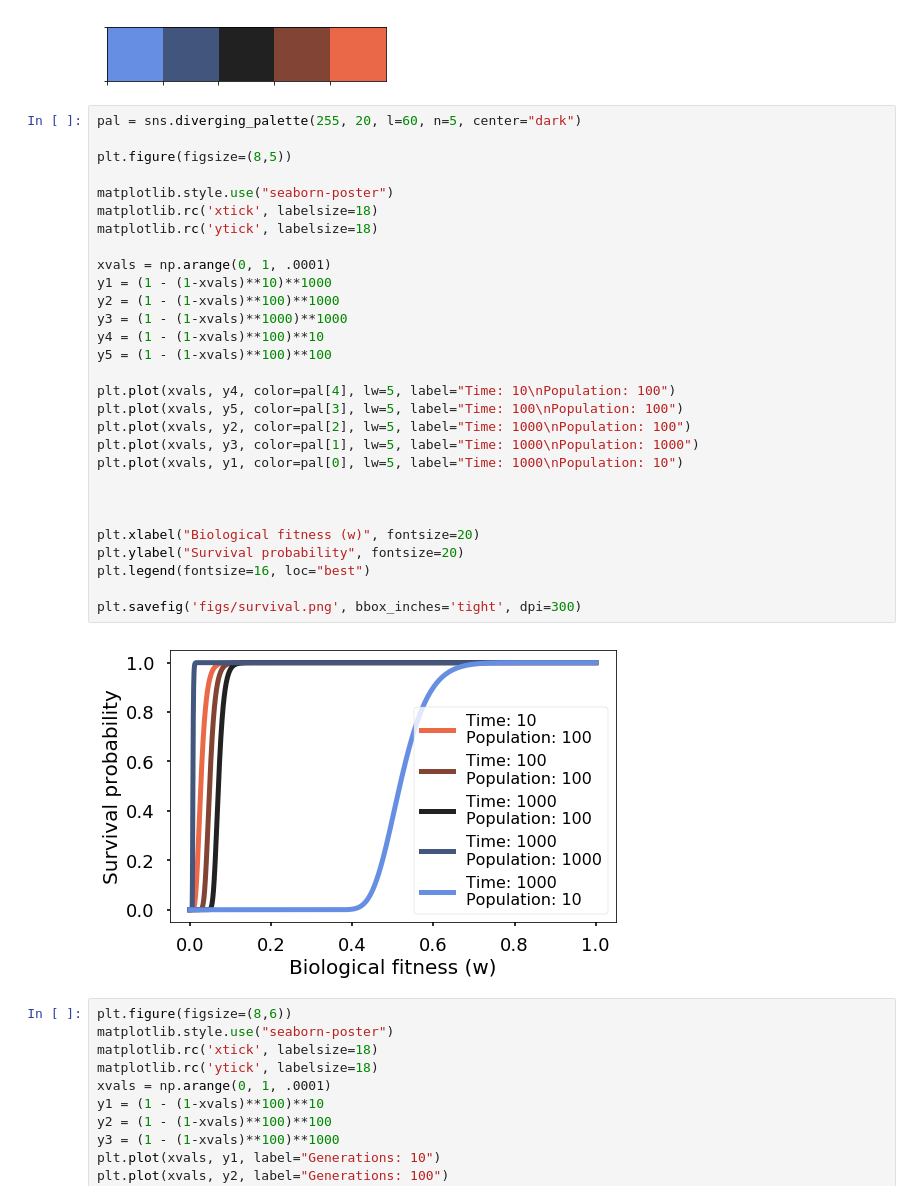
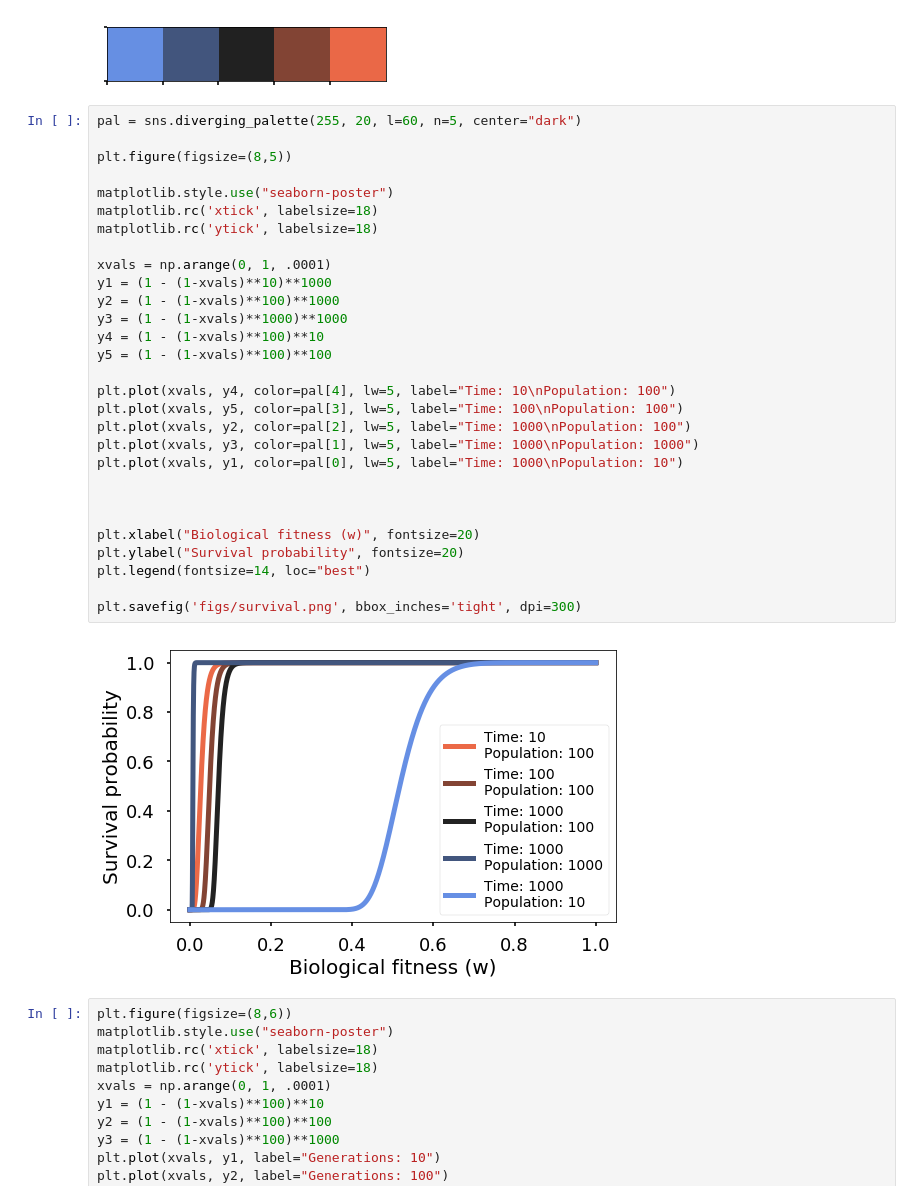
Before and after one commit to emilydolson/ecology_of_evolutionary_computation, a Jupyter notebook: Selection_Scheme_Communities.ipynb, the cells around one changed output. Cells and saved outputs as stored; diff of their text form.

```diff
--- a/Selection_Scheme_Communities.ipynb
+++ b/Selection_Scheme_Communities.ipynb
@@ -326,34 +322,34 @@ sns.palplot(sns.diverging_palette(255, 20, l=60, n=5, center="dark"))
 # %%
 pal = sns.diverging_palette(255, 20, l=60, n=5, center="dark")
 
 plt.figure(figsize=(8,5))
 
 matplotlib.style.use("seaborn-poster")
 matplotlib.rc('xtick', labelsize=18)
 matplotlib.rc('ytick', labelsize=18)
 
 xvals = np.arange(0, 1, .0001)
 y1 = (1 - (1-xvals)**10)**1000
 y2 = (1 - (1-xvals)**100)**1000
 y3 = (1 - (1-xvals)**1000)**1000
 y4 = (1 - (1-xvals)**100)**10
 y5 = (1 - (1-xvals)**100)**100
 
 plt.plot(xvals, y4, color=pal[4], lw=5, label="Time: 10\nPopulation: 100")
 plt.plot(xvals, y5, color=pal[3], lw=5, label="Time: 100\nPopulation: 100")
 plt.plot(xvals, y2, color=pal[2], lw=5, label="Time: 1000\nPopulation: 100")
 plt.plot(xvals, y3, color=pal[1], lw=5, label="Time: 1000\nPopulation: 1000")
 plt.plot(xvals, y1, color=pal[0], lw=5, label="Time: 1000\nPopulation: 10")
 
 
 
 plt.xlabel("Biological fitness (w)", fontsize=20)
 plt.ylabel("Survival probability", fontsize=20)
-plt.legend(fontsize=16, loc="best")
+plt.legend(fontsize=14, loc="best")
 
 plt.savefig('figs/survival.png', bbox_inches='tight', dpi=300)
 # %% [output]
-[figure, old version]
+[figure, new version]
 # %%
 plt.figure(figsize=(8,6))
 matplotlib.style.use("seaborn-poster")
```
Also changed, not shown: parts of 5 cells of this notebook, 1 other file.
